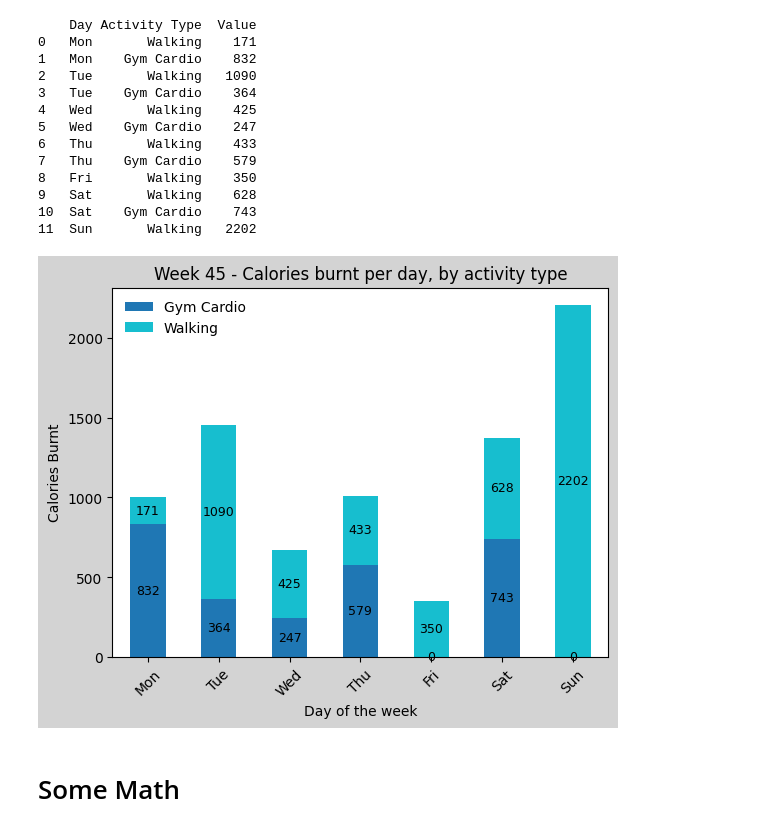
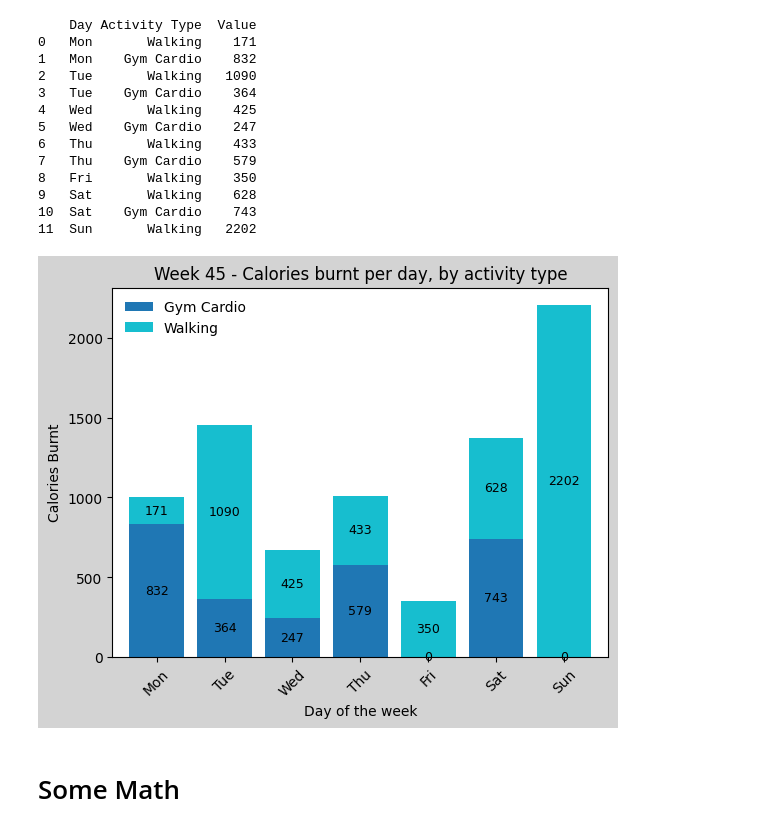
Before and after one commit to Jacob-CL/Biometrics, a Jupyter notebook: ActivityAnalysis.ipynb, the cells around one changed output. Cells and saved outputs as stored; diff of their text form; code cells hidden in the pictures.

```diff
--- a/ActivityAnalysis.ipynb
+++ b/ActivityAnalysis.ipynb
@@ -62,7 +62,7 @@ grouped = df.groupby(['Day','Activity Type']).sum()['Value'].unstack()
 order = ['Mon','Tue','Wed','Thu','Fri','Sat', 'Sun']
 
 # Stacked bar chart - https://matplotlib.org/stable/users/explain/colors/colormaps.html
-ax = grouped.loc[order].plot(kind='bar', stacked=True, colormap='tab10')
+ax = grouped.loc[order].plot(kind='bar', stacked=True, colormap='tab10', width=0.8)
 
 # Set the background color of the entire figure
 fig = plt.gcf()
@@ -76,34 +76,34 @@ ax.legend(loc='upper left', frameon=False)# ncol=2)
 
 # Label axis
 plt.xlabel('Day of the week', color='black')
 plt.ylabel('Calories Burnt', color='black')
 plt.title(week + ' - Calories burnt per day, by activity type', color='black')
 
 # Customize x ticks
 plt.xticks(rotation=45, color='black')
 
 # Customize y ticks - Calculate the maximum y value (max calories)
 max_calories = grouped.sum(axis=1).max()  # Max sum of calories for any day
 
 # Create a list of y-ticks at 500 calorie intervals
 yticks = range(0, int(max_calories) + 500, 500)
 plt.yticks(color='black')
 
 # Add the value of calories to each bar:
 for p in ax.patches:
     width, height = p.get_width(), p.get_height()
     x, y = p.get_xy()
     ax.text(x+width/2,
             y+height/2,
             '{:.0f}'.format(height),
             horizontalalignment='center',
             verticalalignment='center',
             size=9)
 
 # Show me the dam thing
 plt.show()
 # %% [output]
-[figure, old version]
+[figure, new version]
 # %% [markdown]
 # Some Math
 # %%
```
Also changed, not shown: parts of 1 cell of this notebook, 2 other files.
